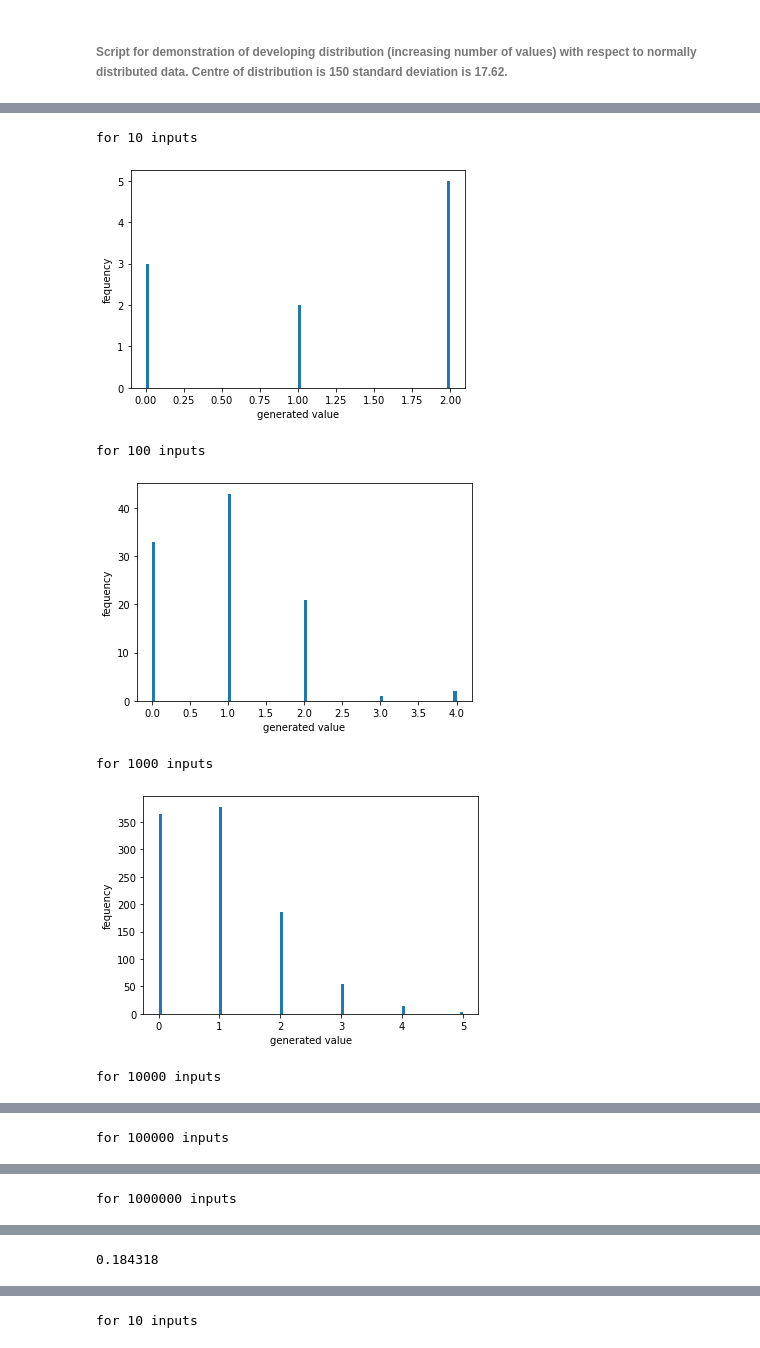
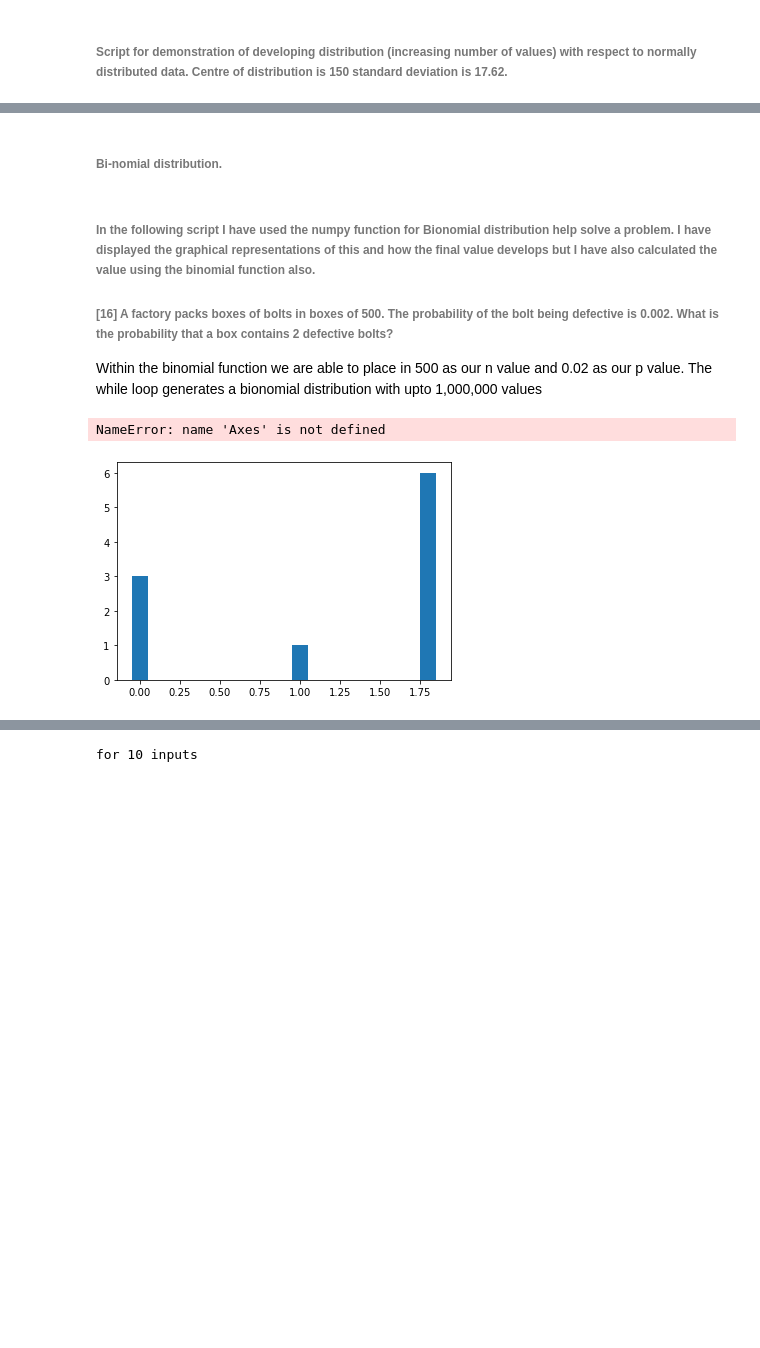
Before and after one commit to Jonathangmit/numpy-random-assignment, a Jupyter notebook: numpy-assignment.ipynb, the cells around one changed output, grey strips where cells are left out. Drawn from its saved outputs; the diff is of its cells as text; code cells hidden in the pictures; blank space fills up the shorter version.

```diff
--- a/numpy-assignment.ipynb
+++ b/numpy-assignment.ipynb
@@ -246,21 +256,24 @@ for 1000000 inputs
+# %% [markdown]
+###### Bi-nomial distribution.
+# %% [markdown]
+###### In the following script I have used the numpy function for Bionomial distribution help solve a problem. I have displayed the graphical representations of this and how the final value develops but I have also calculated the value using the binomial function also.
+
+###### [16] A factory packs boxes of bolts in boxes of 500. The probability of the bolt being defective is 0.002. What is the probability that a box contains 2 defective bolts?
+
+Within the binomial function we are able to place in 500 as our n value and 0.02 as our p value. The while loop generates a bionomial distribution with upto 1,000,000 values
 # %%
 import numpy as np
 import matplotlib.pyplot as plt
 x=10
 while x <= 1000000:
     n = np.random.binomial(500,0.002,x)
-    plt.hist(n,bins=100)
+    plt.hist(n,bins=10,align ='left', rwidth =0.5)
+    Axes.axis
     plt.xlabel('generated value')
-    plt.ylabel('fequency')
+    plt.ylabel('frequency')
     print("for", str(x), "inputs")
     plt.show()
     x=x*10
-sum(rng.binomial(500, 0.002, 1000000) == 2)/1000000.
 # %% [output]
-for 10 inputs
+NameError: name 'Axes' is not defined
-[figure, old version]
+[figure, new version]
-for 100 inputs
-[figure, removed]
-for 1000 inputs
-[figure, removed]
-for 10000 inputs
@@ -268 +279,0 @@ for 10000 inputs
-for 100000 inputs
@@ -270 +279,0 @@ for 100000 inputs
-for 1000000 inputs
@@ -272 +279,0 @@ for 1000000 inputs
-0.184318
```
Also changed, not shown: parts of 17 cells of this notebook.
